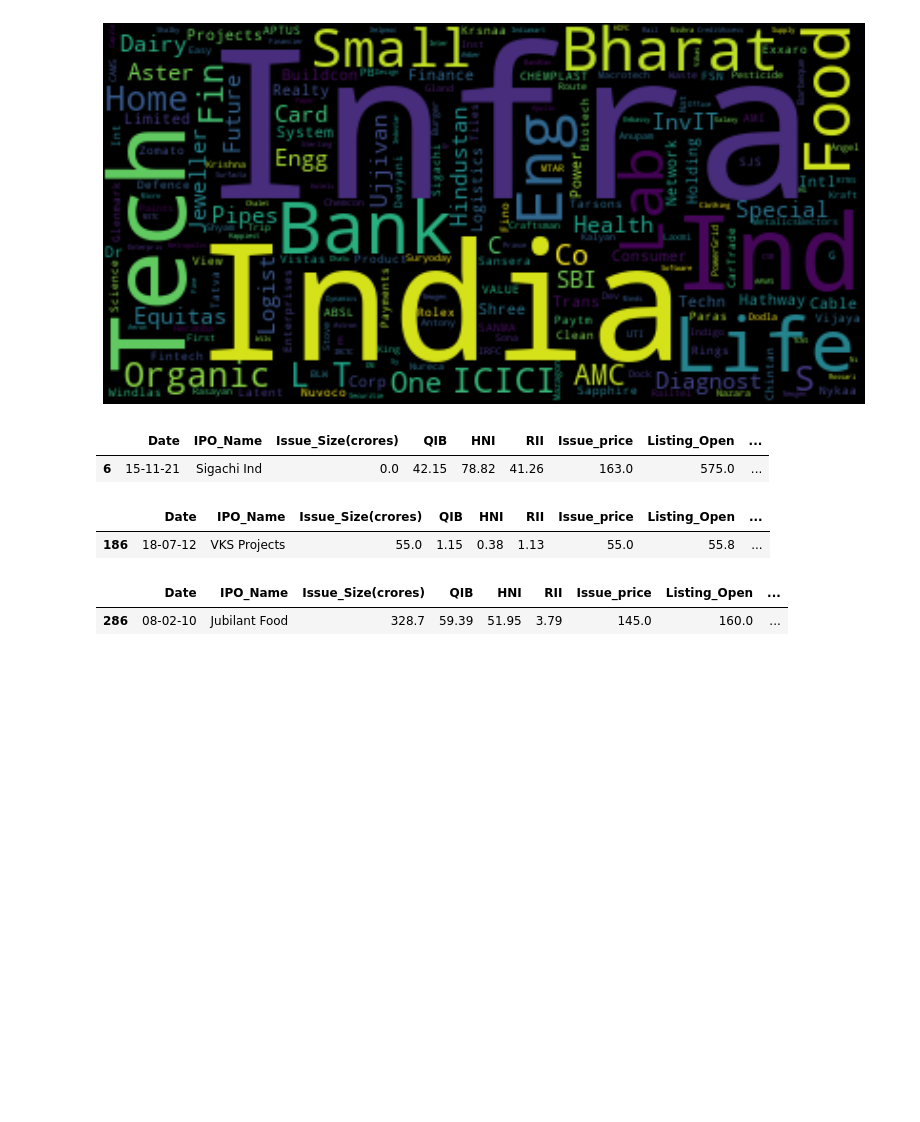
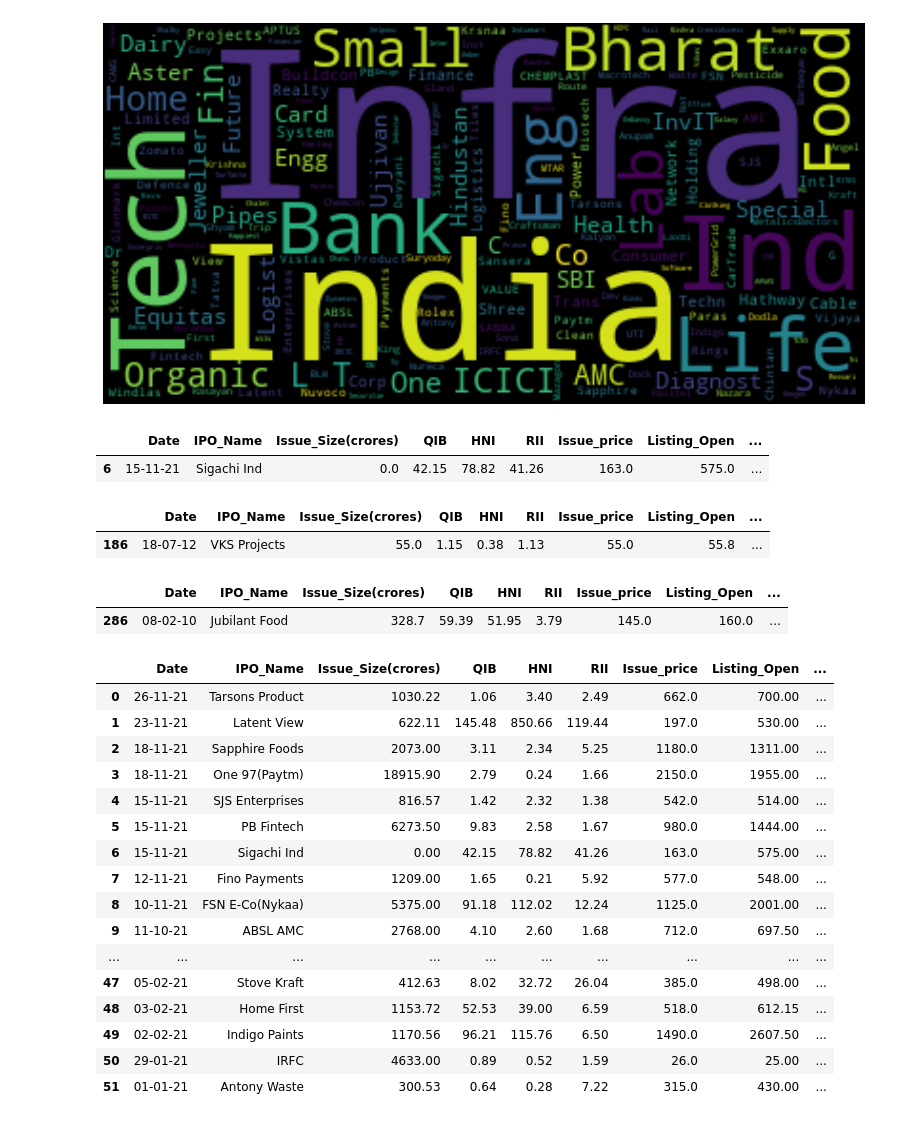
Before and after one commit to shubhankar-rai/indian-stock-ipo-data-analysis, a Jupyter notebook: main.ipynb, the cells around one changed output. Saved outputs shown, nothing was run; the diff lists cells and outputs as text; code cells hidden in the pictures; blank space fills up the shorter version.

Commit message:
ipo launched in year 2021

```diff
--- a/main.ipynb
+++ b/main.ipynb
@@ -149,0 +156,23 @@ x3
+# %%
+# IPOs launched in the year 2021
+
+x4 = df[df["year"] == 21]
+x4
+# %% [output]
+|  | Date | IPO_Name | Issue_Size(crores) | QIB | HNI | RII | Issue_price | Listing_Open | ... |
+| 0 | 26-11-21 | Tarsons Product | 1030.22 | 1.06 | 3.40 | 2.49 | 662.0 | 700.00 | ... |
+| 1 | 23-11-21 | Latent View | 622.11 | 145.48 | 850.66 | 119.44 | 197.0 | 530.00 | ... |
+| 2 | 18-11-21 | Sapphire Foods | 2073.00 | 3.11 | 2.34 | 5.25 | 1180.0 | 1311.00 | ... |
+| 3 | 18-11-21 | One 97(Paytm) | 18915.90 | 2.79 | 0.24 | 1.66 | 2150.0 | 1955.00 | ... |
+| 4 | 15-11-21 | SJS Enterprises | 816.57 | 1.42 | 2.32 | 1.38 | 542.0 | 514.00 | ... |
+| 5 | 15-11-21 | PB Fintech | 6273.50 | 9.83 | 2.58 | 1.67 | 980.0 | 1444.00 | ... |
+| 6 | 15-11-21 | Sigachi Ind | 0.00 | 42.15 | 78.82 | 41.26 | 163.0 | 575.00 | ... |
+| 7 | 12-11-21 | Fino Payments | 1209.00 | 1.65 | 0.21 | 5.92 | 577.0 | 548.00 | ... |
+| 8 | 10-11-21 | FSN E-Co(Nykaa) | 5375.00 | 91.18 | 112.02 | 12.24 | 1125.0 | 2001.00 | ... |
+| 9 | 11-10-21 | ABSL AMC | 2768.00 | 4.10 | 2.60 | 1.68 | 712.0 | 697.50 | ... |
+| ... | ... | ... | ... | ... | ... | ... | ... | ... | ... |
+| 47 | 05-02-21 | Stove Kraft | 412.63 | 8.02 | 32.72 | 26.04 | 385.0 | 498.00 | ... |
+| 48 | 03-02-21 | Home First | 1153.72 | 52.53 | 39.00 | 6.59 | 518.0 | 612.15 | ... |
+| 49 | 02-02-21 | Indigo Paints | 1170.56 | 96.21 | 115.76 | 6.50 | 1490.0 | 2607.50 | ... |
+| 50 | 29-01-21 | IRFC | 4633.00 | 0.89 | 0.52 | 1.59 | 26.0 | 25.00 | ... |
+| 51 | 01-01-21 | Antony Waste | 300.53 | 0.64 | 0.28 | 7.22 | 315.0 | 430.00 | ... |
```
Also changed, not shown: parts of 1 cell of this notebook.
